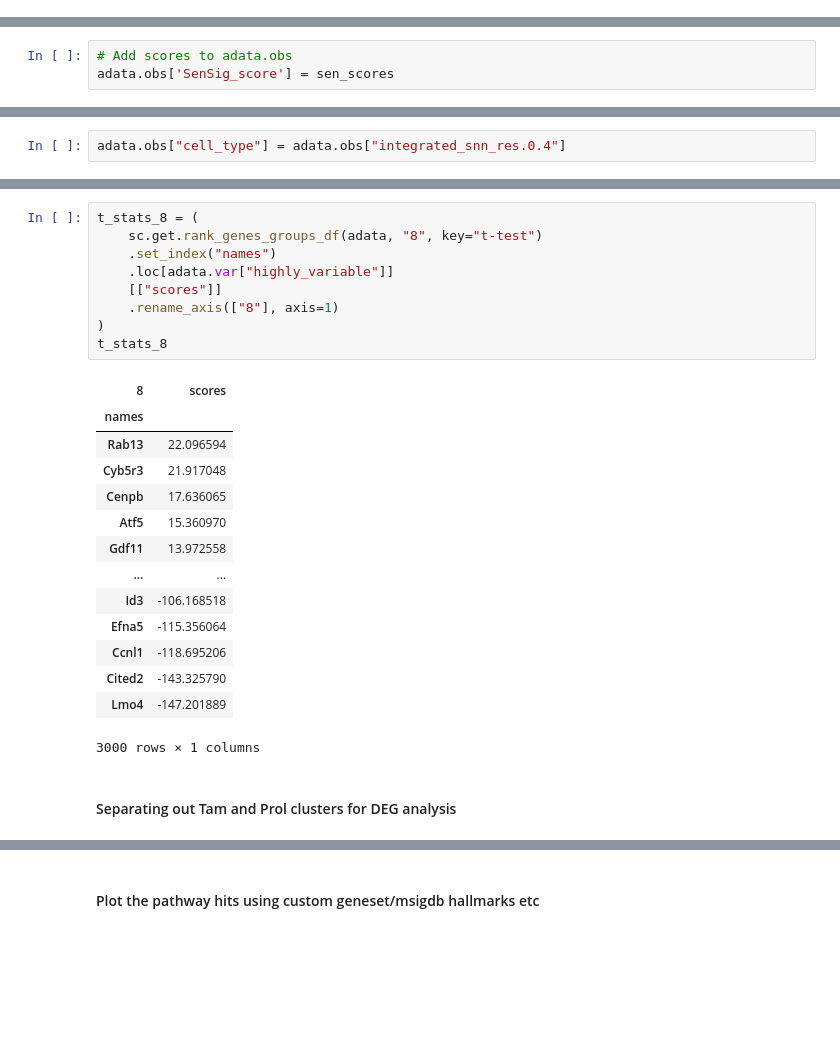
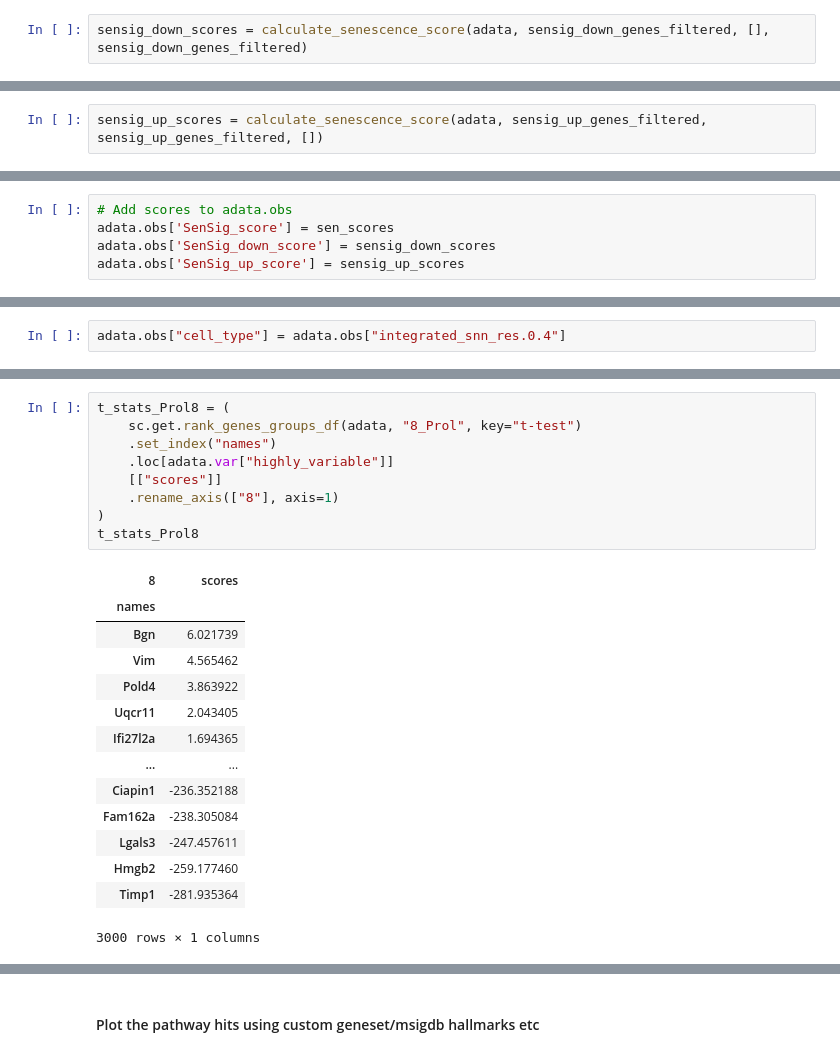
Before and after one commit to akanksha-sachan/senescence_chromatin, a Jupyter notebook: py_scripts/gene_set_scoring.ipynb, the cells around one changed output, grey strips where cells are left out. Cells and saved outputs as stored; diff of their text form; blank space fills up the shorter version.

```diff
--- a/py_scripts/gene_set_scoring.ipynb
+++ b/py_scripts/gene_set_scoring.ipynb
@@ -485,0 +486,2 @@ Using 6635 upregulated and 6747 downregulated genes
+# %%
+sensig_down_scores = calculate_senescence_score(adata, sensig_down_genes_filtered, [], sensig_down_genes_filtered)
@@ -485,0 +490,2 @@ Using 6635 upregulated and 6747 downregulated genes
+# %%
+sensig_up_scores = calculate_senescence_score(adata, sensig_up_genes_filtered, sensig_up_genes_filtered, [])
@@ -486,3 +494,5 @@ Using 6635 upregulated and 6747 downregulated genes
 # %%
 # Add scores to adata.obs
 adata.obs['SenSig_score'] = sen_scores
+adata.obs['SenSig_down_score'] = sensig_down_scores
+adata.obs['SenSig_up_score'] = sensig_up_scores
@@ -572,27 +583,25 @@ t_stats_6
 3000 rows × 1 columns
 # %%
-t_stats_8 = (
-    sc.get.rank_genes_groups_df(adata, "8", key="t-test")
+t_stats_Prol8 = (
+    sc.get.rank_genes_groups_df(adata, "8_Prol", key="t-test")
     .set_index("names")
     .loc[adata.var["highly_variable"]]
     [["scores"]]
     .rename_axis(["8"], axis=1)
 )
-t_stats_8
+t_stats_Prol8
 # %% [output]
 | 8 | scores |
 | names |  |
-| Rab13 | 22.096594 |
-| Cyb5r3 | 21.917048 |
-| Cenpb | 17.636065 |
-| Atf5 | 15.360970 |
-| Gdf11 | 13.972558 |
+| Bgn | 6.021739 |
+| Vim | 4.565462 |
+| Pold4 | 3.863922 |
+| Uqcr11 | 2.043405 |
+| Ifi27l2a | 1.694365 |
 | ... | ... |
-| Id3 | -106.168518 |
-| Efna5 | -115.356064 |
-| Ccnl1 | -118.695206 |
-| Cited2 | -143.325790 |
-| Lmo4 | -147.201889 |
+| Ciapin1 | -236.352188 |
+| Fam162a | -238.305084 |
+| Lgals3 | -247.457611 |
+| Hmgb2 | -259.177460 |
+| Timp1 | -281.935364 |
 3000 rows × 1 columns
-# %% [markdown]
-#### Separating out Tam and Prol clusters for DEG analysis
```
Also changed, not shown: parts of 26 cells of this notebook.
